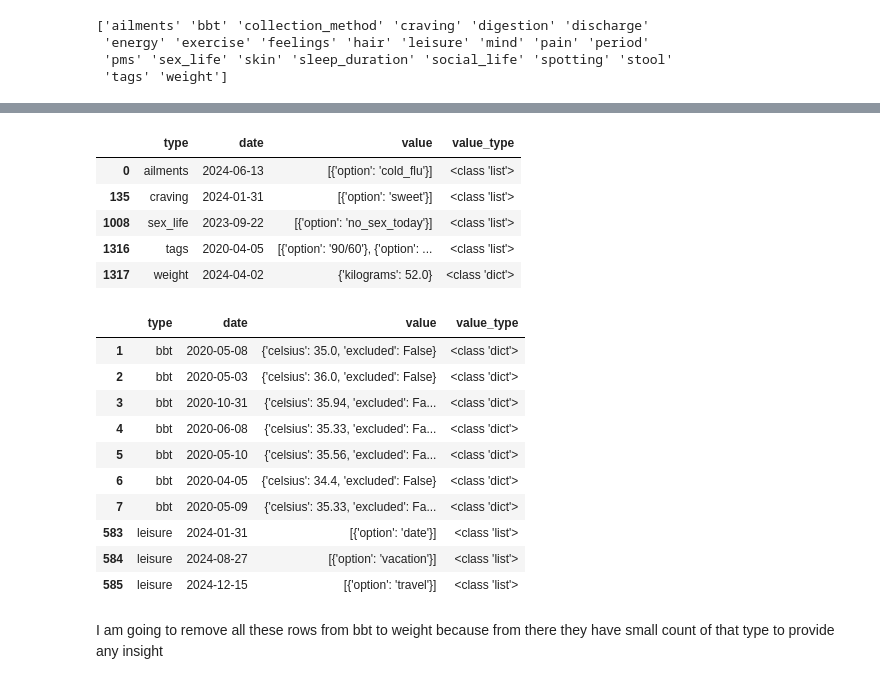
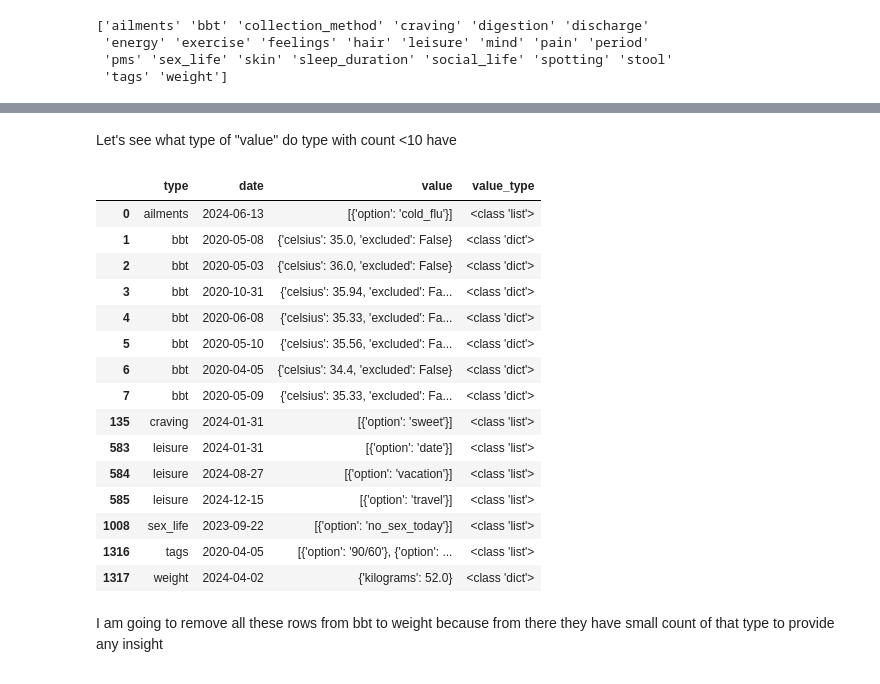
Before and after one commit to usha49/period-data-analysis, a Jupyter notebook: period_ana.ipynb, the cells around one changed output, grey strips where cells are left out. Saved outputs shown, nothing was run; the diff lists cells and outputs as text; code cells hidden in the pictures.

```diff
--- a/period_ana.ipynb
+++ b/period_ana.ipynb
@@ -238,29 +181,27 @@ sex_life               1
 craving                1
 weight                 1
 Name: count, dtype: int64
+# %% [markdown]
+Let's see what type of "value" do type with count <10 have
 # %%
-df[df['type'].isin(['tags','ailments','sex_life','craving','weight'])]
+df[df['type'].isin(['tags','ailments','sex_life','craving','weight','bbt','leisure'])]
 # %% [output]
 |  | type | date | value | value_type |
 | 0 | ailments | 2024-06-13 | [{'option': 'cold_flu'}] | <class 'list'> |
+| 1 | bbt | 2020-05-08 | {'celsius': 35.0, 'excluded': False} | <class 'dict'> |
+| 2 | bbt | 2020-05-03 | {'celsius': 36.0, 'excluded': False} | <class 'dict'> |
+| 3 | bbt | 2020-10-31 | {'celsius': 35.94, 'excluded': Fa... | <class 'dict'> |
+| 4 | bbt | 2020-06-08 | {'celsius': 35.33, 'excluded': Fa... | <class 'dict'> |
+| 5 | bbt | 2020-05-10 | {'celsius': 35.56, 'excluded': Fa... | <class 'dict'> |
+| 6 | bbt | 2020-04-05 | {'celsius': 34.4, 'excluded': False} | <class 'dict'> |
+| 7 | bbt | 2020-05-09 | {'celsius': 35.33, 'excluded': Fa... | <class 'dict'> |
 | 135 | craving | 2024-01-31 | [{'option': 'sweet'}] | <class 'list'> |
+| 583 | leisure | 2024-01-31 | [{'option': 'date'}] | <class 'list'> |
+| 584 | leisure | 2024-08-27 | [{'option': 'vacation'}] | <class 'list'> |
+| 585 | leisure | 2024-12-15 | [{'option': 'travel'}] | <class 'list'> |
 | 1008 | sex_life | 2023-09-22 | [{'option': 'no_sex_today'}] | <class 'list'> |
 | 1316 | tags | 2020-04-05 | [{'option': '90/60'}, {'option': ... | <class 'list'> |
 | 1317 | weight | 2024-04-02 | {'kilograms': 52.0} | <class 'dict'> |
-# %%
-df[df['type'].isin(['bbt','leisure'])]
-# %% [output]
-|  | type | date | value | value_type |
-| 1 | bbt | 2020-05-08 | {'celsius': 35.0, 'excluded': False} | <class 'dict'> |
-| 2 | bbt | 2020-05-03 | {'celsius': 36.0, 'excluded': False} | <class 'dict'> |
-| 3 | bbt | 2020-10-31 | {'celsius': 35.94, 'excluded': Fa... | <class 'dict'> |
-| 4 | bbt | 2020-06-08 | {'celsius': 35.33, 'excluded': Fa... | <class 'dict'> |
-| 5 | bbt | 2020-05-10 | {'celsius': 35.56, 'excluded': Fa... | <class 'dict'> |
-| 6 | bbt | 2020-04-05 | {'celsius': 34.4, 'excluded': False} | <class 'dict'> |
-| 7 | bbt | 2020-05-09 | {'celsius': 35.33, 'excluded': Fa... | <class 'dict'> |
-| 583 | leisure | 2024-01-31 | [{'option': 'date'}] | <class 'list'> |
-| 584 | leisure | 2024-08-27 | [{'option': 'vacation'}] | <class 'list'> |
-| 585 | leisure | 2024-12-15 | [{'option': 'travel'}] | <class 'list'> |
 # %% [markdown]
 I am going to remove all these rows from bbt to weight because from there they have small count of that type to provide any insight
 # %%
```
Also changed, not shown: parts of 13 cells of this notebook, 1 other file.
